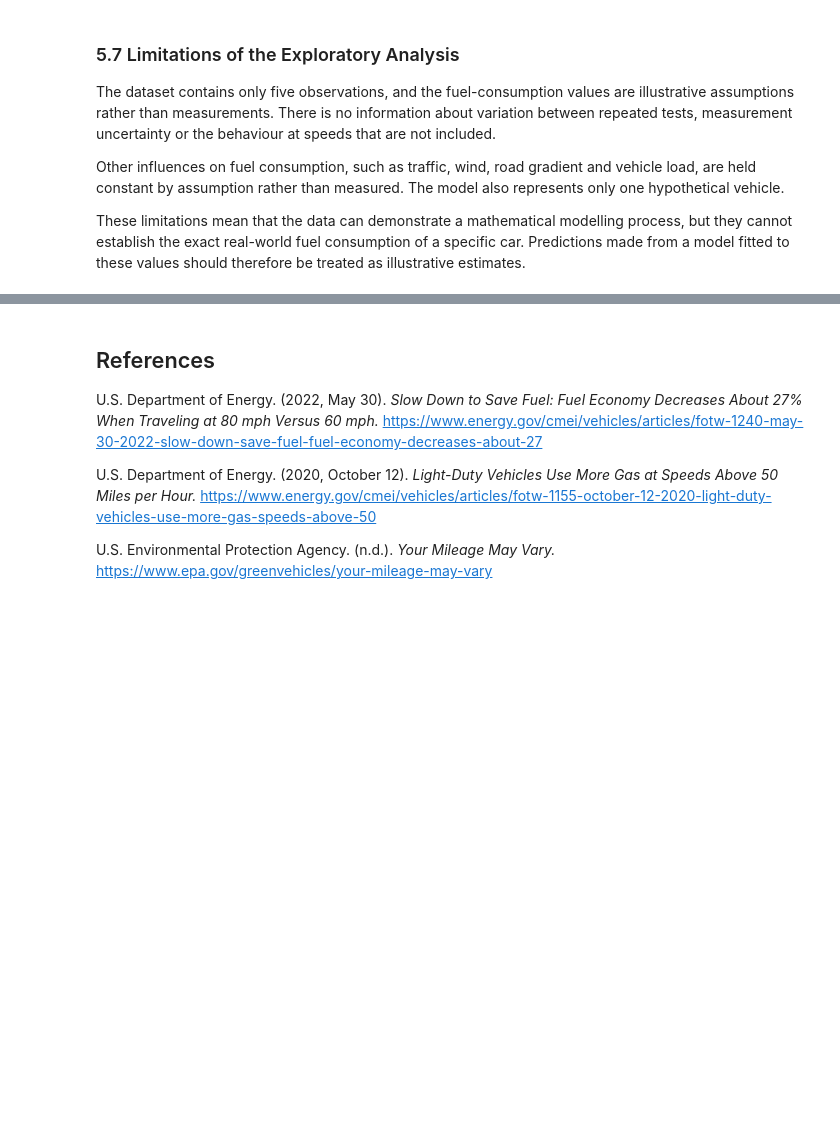
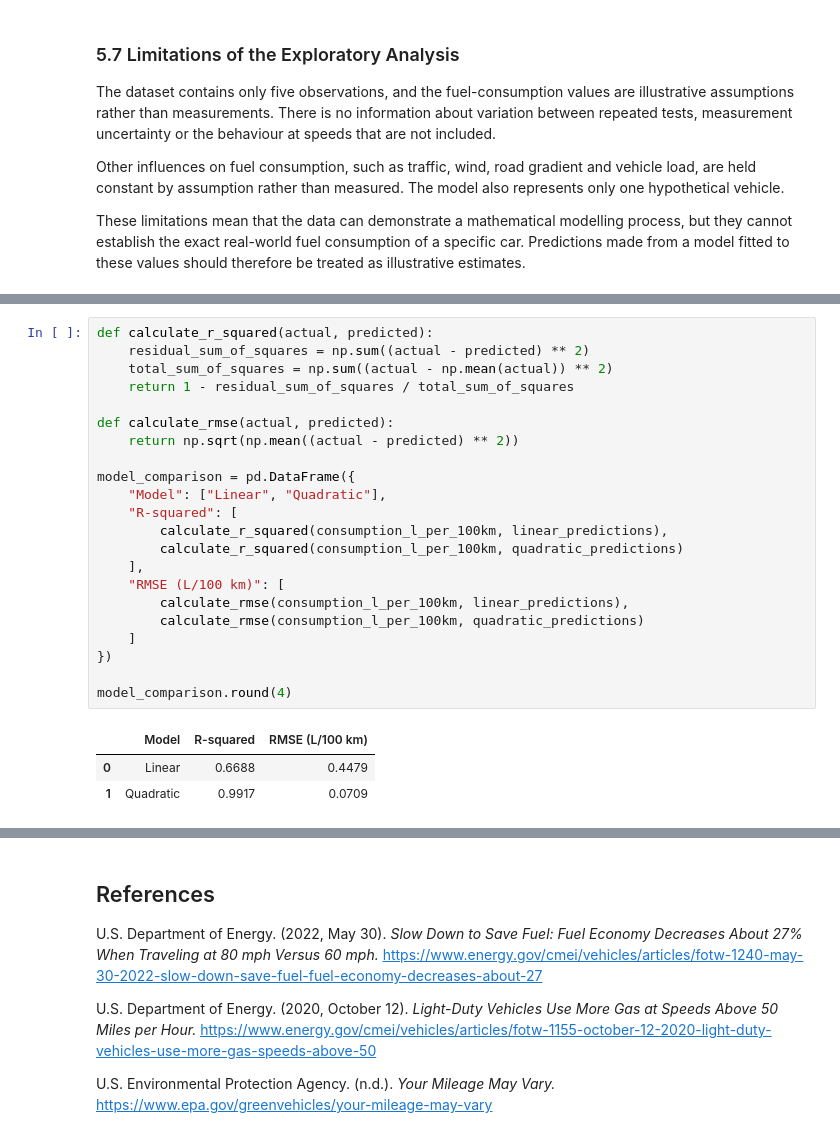
Before and after one commit to PoloPulseNiko/Math_Concepts_For_Developers_Exam, a Jupyter notebook: fuel_consumption_project.ipynb, the cells around one changed output, grey strips where cells are left out. Saved outputs shown, nothing was run; the diff lists cells and outputs as text; blank space fills up the shorter version.

```diff
--- a/fuel_consumption_project.ipynb
+++ b/fuel_consumption_project.ipynb
@@ -466,0 +538,26 @@ These limitations mean that the data can demonstrate a mathematical modelling pr
+# %%
+def calculate_r_squared(actual, predicted):
+    residual_sum_of_squares = np.sum((actual - predicted) ** 2)
+    total_sum_of_squares = np.sum((actual - np.mean(actual)) ** 2)
+    return 1 - residual_sum_of_squares / total_sum_of_squares
+
+def calculate_rmse(actual, predicted):
+    return np.sqrt(np.mean((actual - predicted) ** 2))
+
+model_comparison = pd.DataFrame({
+    "Model": ["Linear", "Quadratic"],
+    "R-squared": [
+        calculate_r_squared(consumption_l_per_100km, linear_predictions),
+        calculate_r_squared(consumption_l_per_100km, quadratic_predictions)
+    ],
+    "RMSE (L/100 km)": [
+        calculate_rmse(consumption_l_per_100km, linear_predictions),
+        calculate_rmse(consumption_l_per_100km, quadratic_predictions)
+    ]
+})
+
+model_comparison.round(4)
+# %% [output]
+|  | Model | R-squared | RMSE (L/100 km) |
+| 0 | Linear | 0.6688 | 0.4479 |
+| 1 | Quadratic | 0.9917 | 0.0709 |
```
Also changed, not shown: parts of 19 cells of this notebook.
